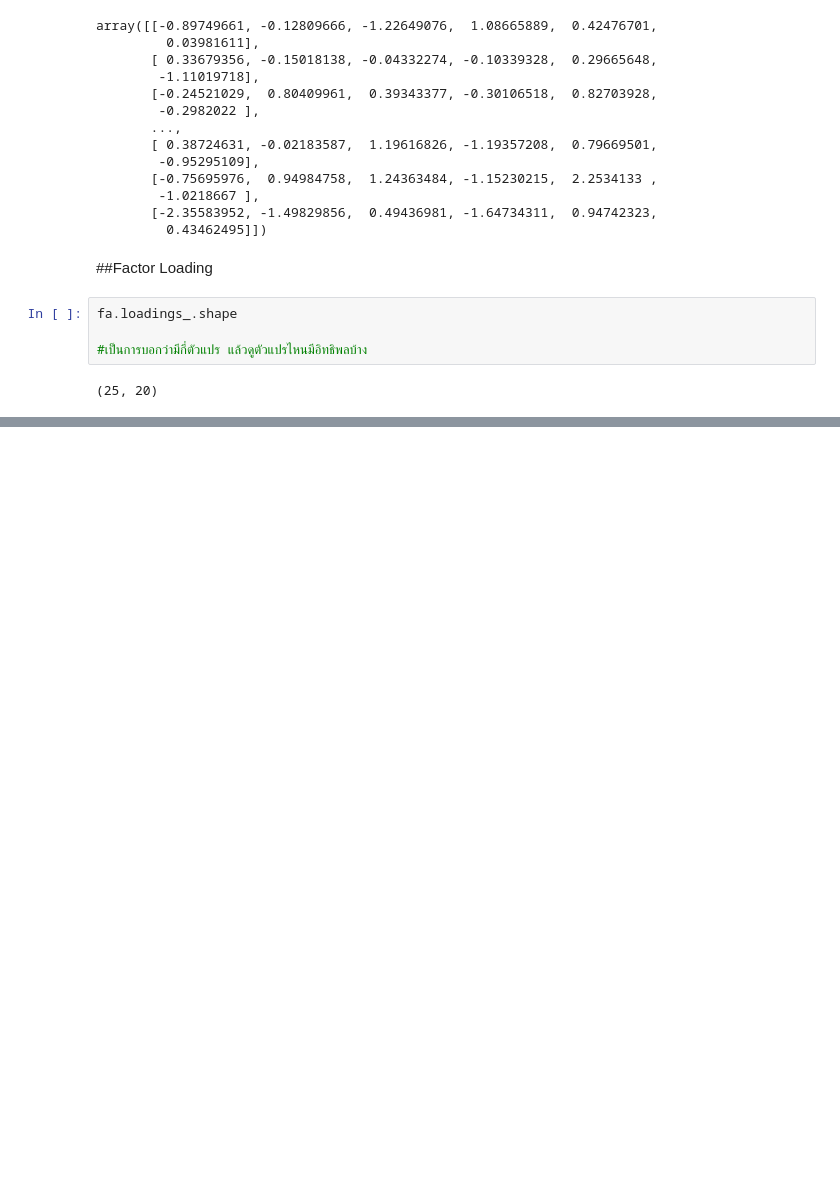
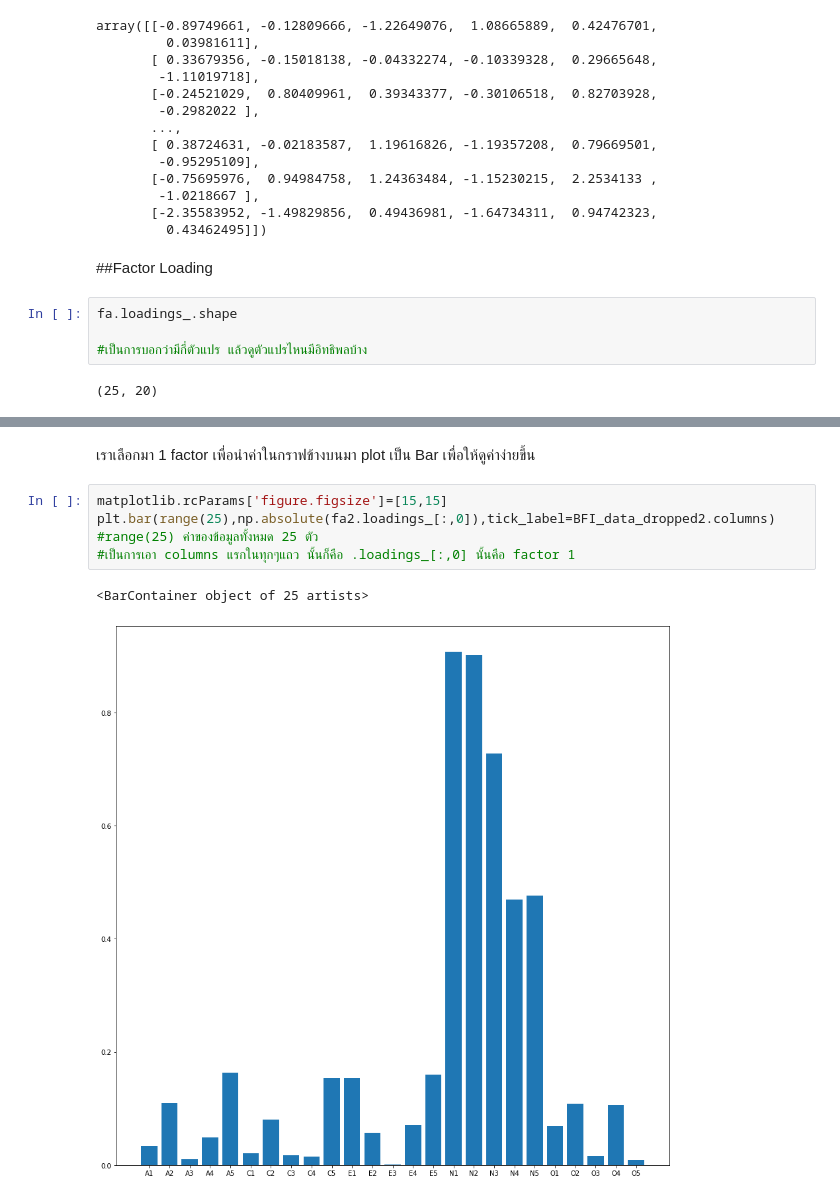
Before and after one commit to Kggzzz/Multivaririate, a Jupyter notebook: Chapter_5_Factor_Analysis.ipynb, the cells around one changed output, grey strips where cells are left out. Drawn from its saved outputs; the diff is of its cells as text; blank space fills up the shorter version.

```diff
--- a/Chapter_5_Factor_Analysis.ipynb
+++ b/Chapter_5_Factor_Analysis.ipynb
@@ -209,0 +259,10 @@ fa.loadings_.shape
+# %% [markdown]
+เราเลือกมา 1 factor เพื่อนำค่าในกราฟข้างบนมา plot เป็น Bar เพื่อให้ดูค่าง่ายขึ้น
+# %%
+matplotlib.rcParams['figure.figsize']=[15,15]
+plt.bar(range(25),np.absolute(fa2.loadings_[:,0]),tick_label=BFI_data_dropped2.columns)
+#range(25) ค่าของข้อมูลทั้งหมด 25 ตัว
+#เป็นการเอา columns แรกในทุกๆแถว นั้นก็คือ .loadings_[:,0] นั้นคือ factor 1
+# %% [output]
+<BarContainer object of 25 artists>
+[figure, added]
```
Also changed, not shown: parts of 50 cells of this notebook.
